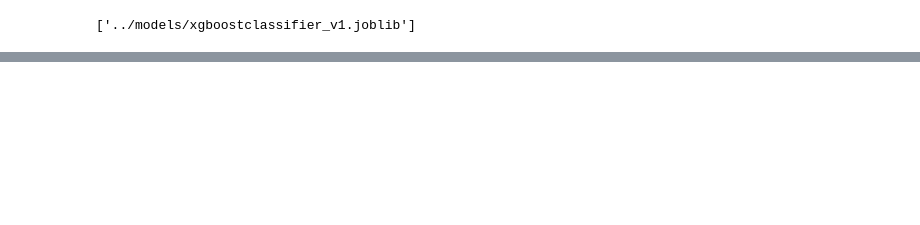
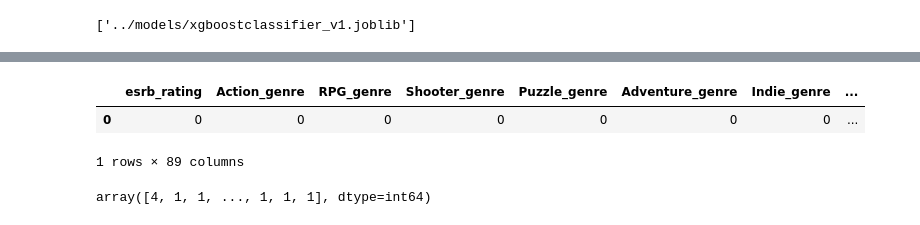
Before and after one commit to GetGubbz/Video-Game-Capstone, a Jupyter notebook: notebooks/RAWG_Modeling_Notebook.ipynb, the cells around one changed output, grey strips where cells are left out. Drawn from its saved outputs; the diff is of its cells as text; code cells hidden in the pictures; blank space fills up the shorter version.

```diff
--- a/notebooks/RAWG_Modeling_Notebook.ipynb
+++ b/notebooks/RAWG_Modeling_Notebook.ipynb
@@ -128,0 +243,10 @@ joblib.dump(pipe, '../models/xgboostclassifier_v1.joblib')
+# %%
+export_df
+# %% [output]
+|  | esrb_rating | Action_genre | RPG_genre | Shooter_genre | Puzzle_genre | Adventure_genre | Indie_genre | ... |
+| 0 | 0 | 0 | 0 | 0 | 0 | 0 | 0 | ... |
+1 rows × 89 columns
+# %%
+y_pred
+# %% [output]
+array([4, 1, 1, ..., 1, 1, 1], dtype=int64)
```
Also changed, not shown: parts of 37 cells of this notebook.
